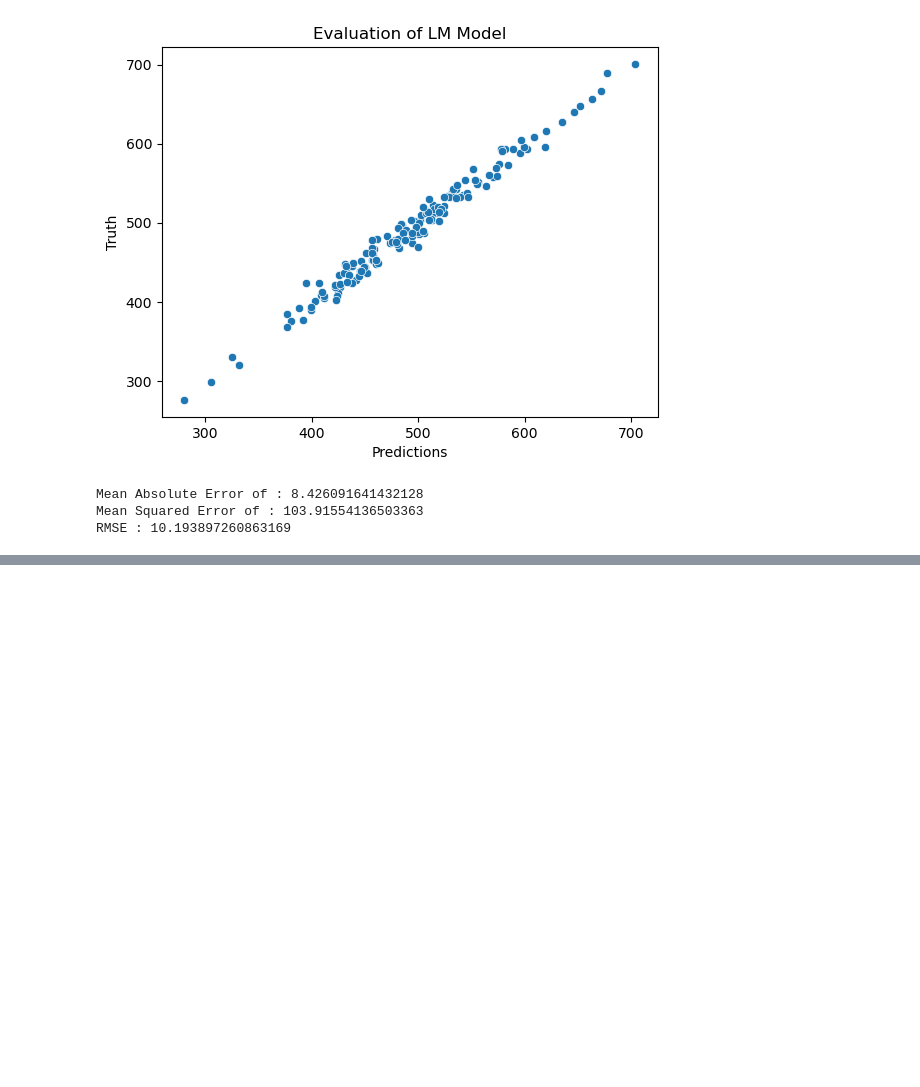
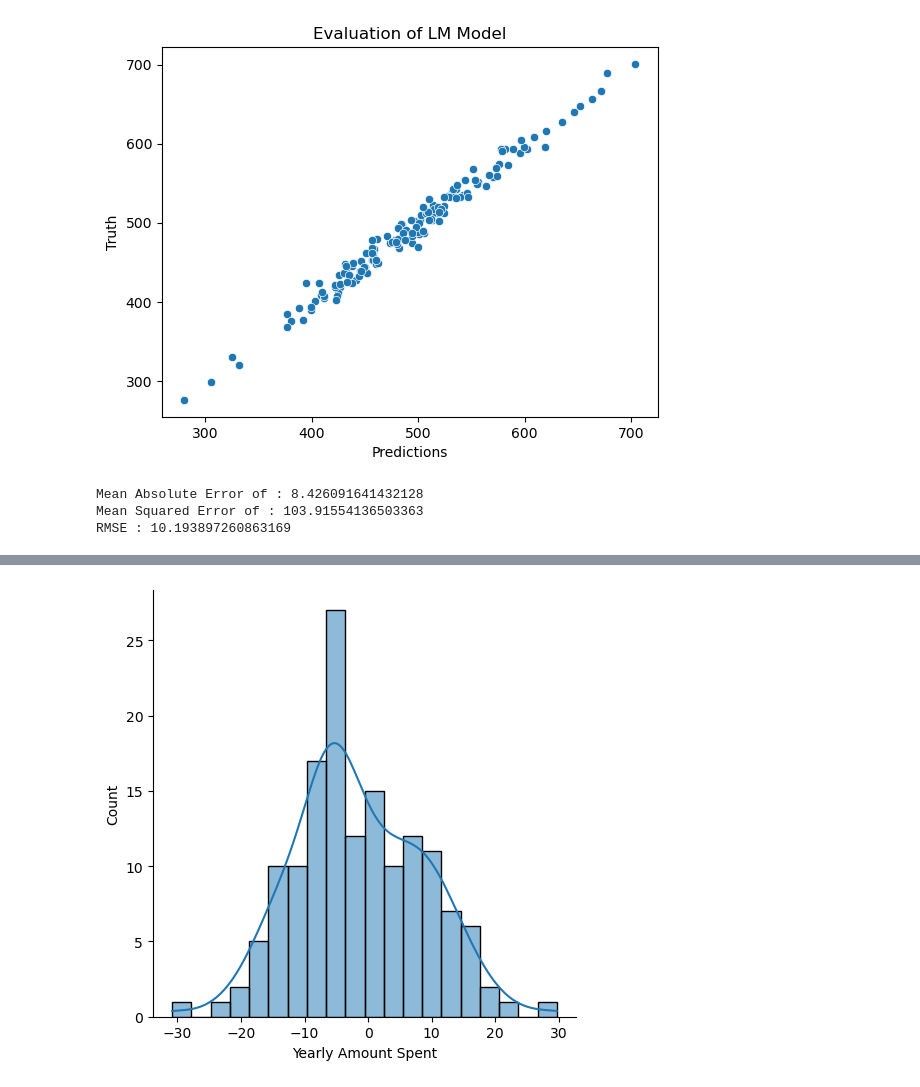
Before and after one commit to Sameershrinath/LR-Model-, a Jupyter notebook: linearRegression.ipynb, the cells around one changed output, grey strips where cells are left out. Cells and saved outputs as stored; diff of their text form; code cells hidden in the pictures; blank space fills up the shorter version.

```diff
--- a/linearRegression.ipynb
+++ b/linearRegression.ipynb
@@ -167,0 +168,3 @@ RMSE : 10.193897260863169
+# %%
+residuals = y_test-predictions
+residuals
@@ -167,0 +184,5 @@ RMSE : 10.193897260863169
+# %%
+sns.displot(residuals,bins=20,kde=True)
+plt.show()
+# %% [output]
+[figure, added]
```
Also changed, not shown: parts of 7 cells of this notebook.
